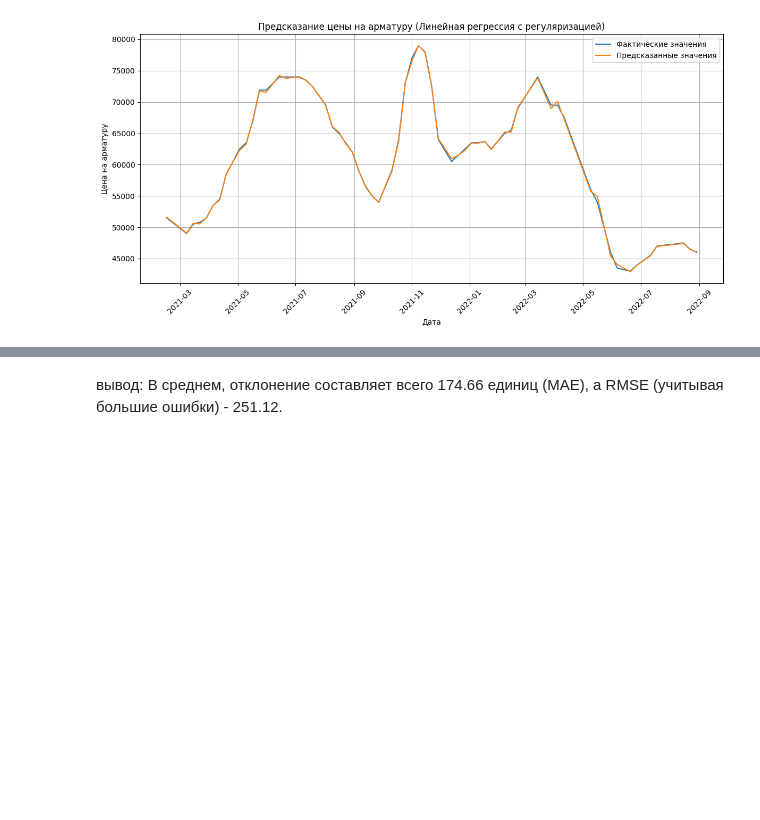
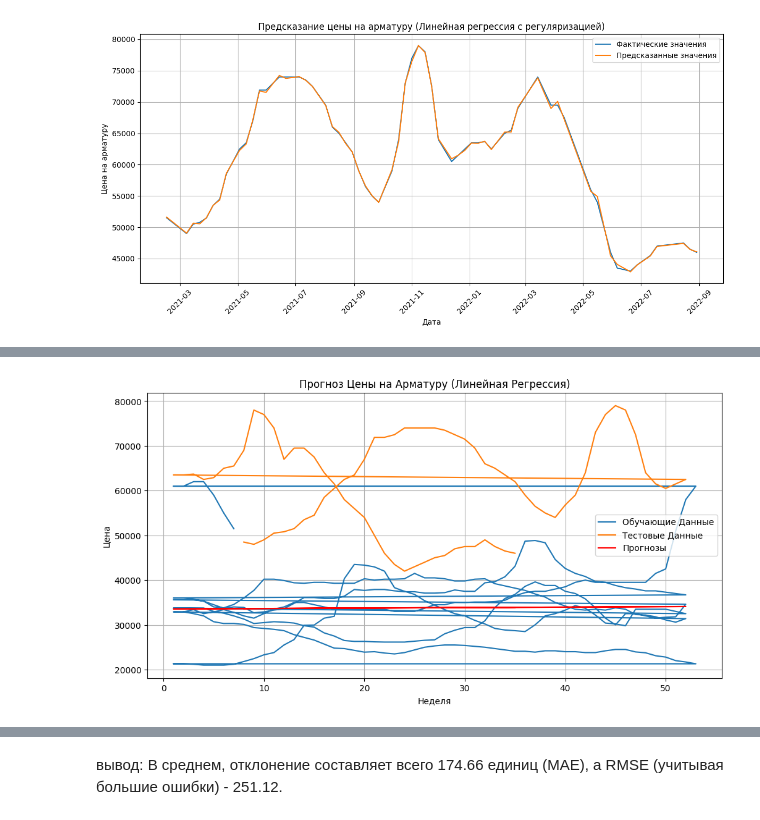
Before and after one commit to kerafff/intens3, a Jupyter notebook: intes.nur/modeli.ipynb, the cells around one changed output, grey strips where cells are left out. Cells and saved outputs as stored; diff of their text form; code cells hidden in the pictures; blank space fills up the shorter version.

```diff
--- a/intes.nur/modeli.ipynb
+++ b/intes.nur/modeli.ipynb
@@ -196,3 +196,91 @@ plt.tight_layout()
 plt.show()
 # %% [output]
 [figure]
+# %%
+import pandas as pd
+import numpy as np
+from sklearn.model_selection import train_test_split
+from sklearn.linear_model import LinearRegression
+from sklearn.metrics import mean_absolute_error, mean_squared_error
+import matplotlib.pyplot as plt
+
+# 1. Загрузка и Подготовка Данных
+try:
+    df = pd.read_excel('train.xlsx')  # Замените 'train.xlsx' на имя вашего файла Excel
+    print("Данные успешно загружены.")
+except FileNotFoundError:
+    print("Ошибка: Файл train.xlsx не найден. Убедитесь, что файл находится в той же папке, что и блокнот.")
+    df = None
+
+if df is not None:
+    # Переименование столбцов для удобства
+    df.rename(columns={'dt': 'дата', 'Цена на арматуру': 'цена_арматуры'}, inplace=True)
+
+    # Убедитесь, что столбец 'дата' имеет тип datetime
+    df['дата'] = pd.to_datetime(df['дата'], errors='coerce')
+
+    # Установите 'дата' в качестве индекса (важно для временных рядов)
+    df.set_index('дата', inplace=True)
+
+    # Сортировка по дате (данные временных рядов должны быть в хронологическом порядке)
+    df.sort_index(inplace=True)
+
+    # Обработка пропущенных значений (очень важно!). Простой пример: заполнение средним значением
+    # Более сложный подход может заключаться в замене или использовании более надежной модели.
+    df['цена_арматуры'].fillna(df['цена_арматуры'].mean(), inplace=True)  # Или используйте .interpolate()
+
+    # Создание столбца "Неделя" (или других признаков на основе даты)
+    df['неделя'] = df.index.isocalendar().week.astype(int) # Convert to int to avoid future issues
+
+    # 2. Разделение на Обучающую и Тестовую Выборки
+    # Мы используем "неделя" в качестве признака (X) и "цена_арматуры" в качестве целевой переменной (y)
+    X = df[['неделя']]  # Признаки (features)
+    y = df['цена_арматуры']  # Целевая переменная (target)
+
+    X_train, X_test, y_train, y_test = train_test_split(X, y, test_size=0.2, shuffle=False, random_state=42)  # 80/20 split
+
+    # 3. Обучение Модели Линейной Регрессии
+    model = LinearRegression()
+    model.fit(X_train, y_train)
+
+    # 4. Прогнозирование
+    y_pred = model.predict(X_test)
+
+    # 5. Оценка Модели
+    mae = mean_absolute_error(y_test, y_pred)
+    mse = mean_squared_error(y_test, y_pred)
+    rmse = np.sqrt(mse)
+
+    print(f'Средняя Абсолютная Ошибка (MAE): {mae:.2f}')
+    print(f'Средняя Квадратичная Ошибка (MSE): {mse:.2f}')
+    print(f'Корень из Средней Квадратичной Ошибки (RMSE): {rmse:.2f}')
+
+    # 6. Визуализация Результатов
+    plt.figure(figsize=(12, 6))
+    plt.plot(X_train['неделя'], y_train, label='Обучающие Данные')
+    plt.plot(X_test['неделя'], y_test, label='Тестовые Данные')
+    plt.plot(X_test['неделя'], y_pred, label='Прогнозы', color='red')
+
+    plt.title('Прогноз Цены на Арматуру (Линейная Регрессия)')
+    plt.xlabel('Неделя')
+    plt.ylabel('Цена')
+    plt.legend()
+    plt.grid(True)
+    plt.show()
+
+    # Прогнозирование на 10-ю неделю вперед (предполагая, что это продолжение последовательности недель)
+    last_week = X['неделя'].iloc[-1]
+    future_weeks = np.arange(last_week + 1, last_week + 11).reshape(-1, 1) #Create next 10 weeks
+
+    future_prices = model.predict(future_weeks)
+
+    print("Прогнозы на следующие 10 недель:")
+    for i, price in enumerate(future_prices):
+        print(f"Неделя {future_weeks[i][0]}: {price:.2f}")
+    #Вывод результата 10 недели
+    print(f"Прогнозируемая цена арматуры на 10-ю неделю: {future_prices[9]:.2f}")
+
+
+else:
+    print("Загрузка данных не удалась. Пожалуйста, проверьте файл данных и путь к нему.")
+# %% [output]
@@ -198,0 +297 @@ plt.show()
+[figure, added]
```
Also changed, not shown: parts of 15 cells of this notebook.
